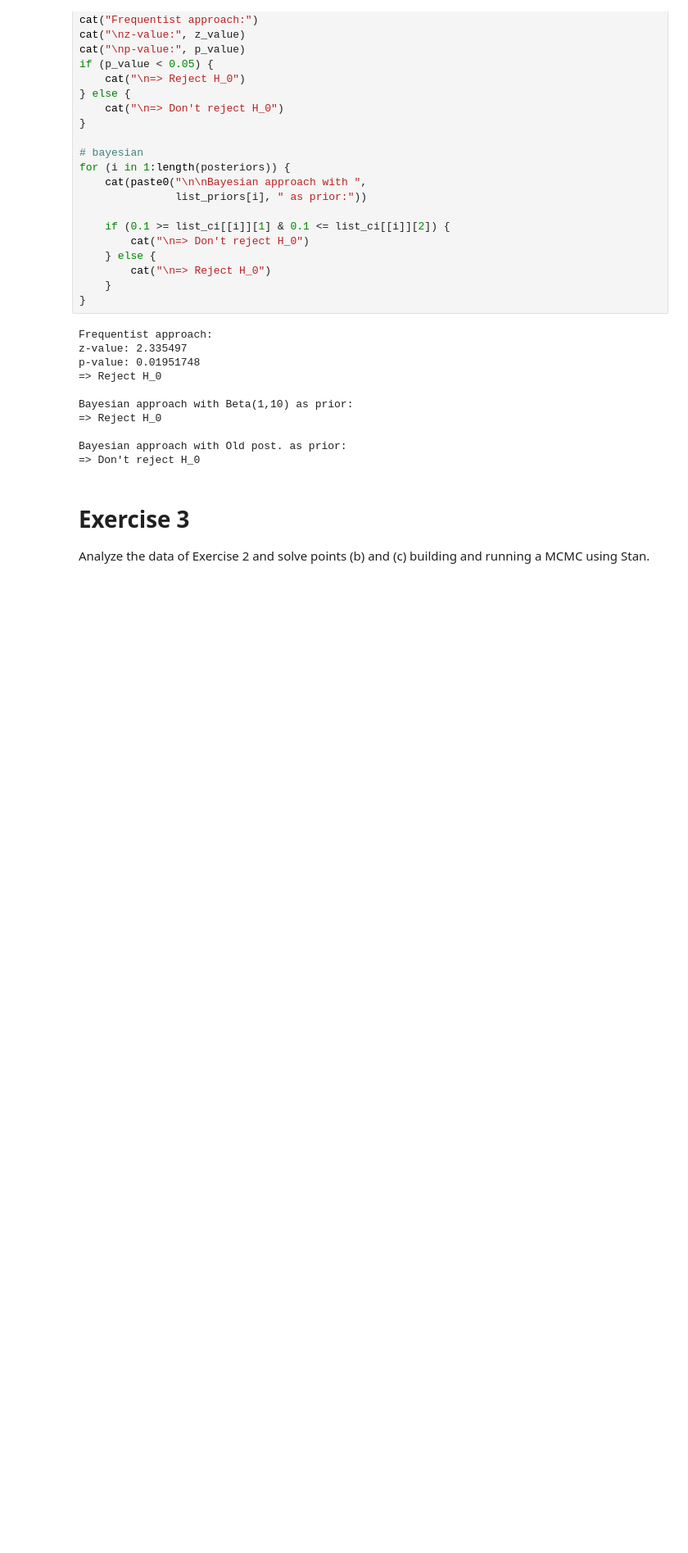
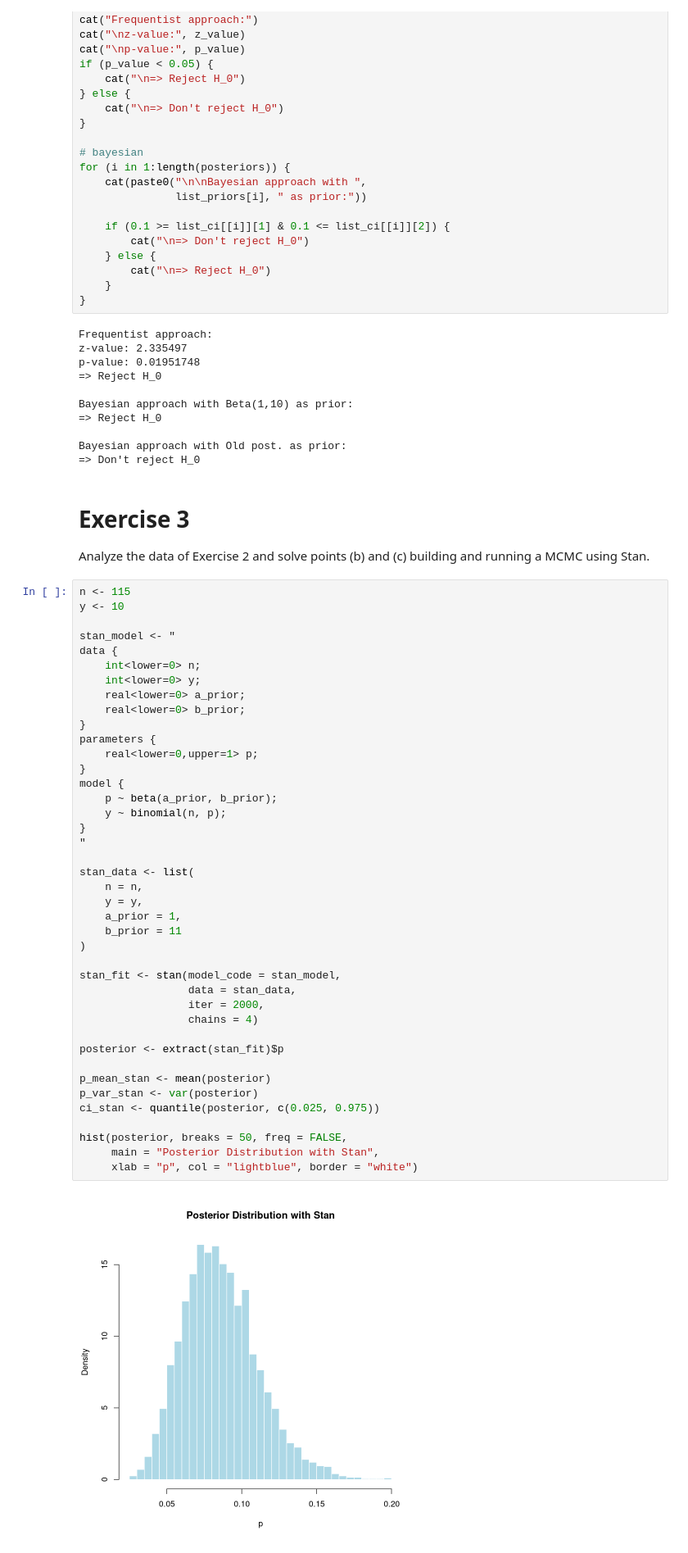
Before and after one commit to AlbertoCasellato/AdvancedStatistics, a Jupyter notebook: Ex6/AlbertoCasellato_Lab6.ipynb, the cells around one changed output. Shown at 82% size. Cells and saved outputs as stored; diff of their text form; blank space fills up the shorter version.

```diff
--- a/Ex6/AlbertoCasellato_Lab6.ipynb
+++ b/Ex6/AlbertoCasellato_Lab6.ipynb
@@ -210,3 +230,46 @@ Bayesian approach with Old post. as prior:
 # Exercise 3
 
 Analyze the data of Exercise 2 and solve points (b) and (c) building and running a MCMC using Stan.
+# %%
+n <- 115
+y <- 10
+
+stan_model <- "
+data {
+    int<lower=0> n;
+    int<lower=0> y;
+    real<lower=0> a_prior;
+    real<lower=0> b_prior;
+}
+parameters {
+    real<lower=0,upper=1> p;
+}
+model {
+    p ~ beta(a_prior, b_prior);
+    y ~ binomial(n, p);
+}
+"
+
+stan_data <- list(
+    n = n,
+    y = y,
+    a_prior = 1,
+    b_prior = 11
+)
+
+stan_fit <- stan(model_code = stan_model,
+                 data = stan_data,
+                 iter = 2000,
+                 chains = 4)
+
+posterior <- extract(stan_fit)$p
+
+p_mean_stan <- mean(posterior)
+p_var_stan <- var(posterior)
+ci_stan <- quantile(posterior, c(0.025, 0.975))
+
+hist(posterior, breaks = 50, freq = FALSE,
+     main = "Posterior Distribution with Stan",
+     xlab = "p", col = "lightblue", border = "white")
+# %% [output]
+[figure, added]
```
Also changed, not shown: parts of 5 cells of this notebook.
